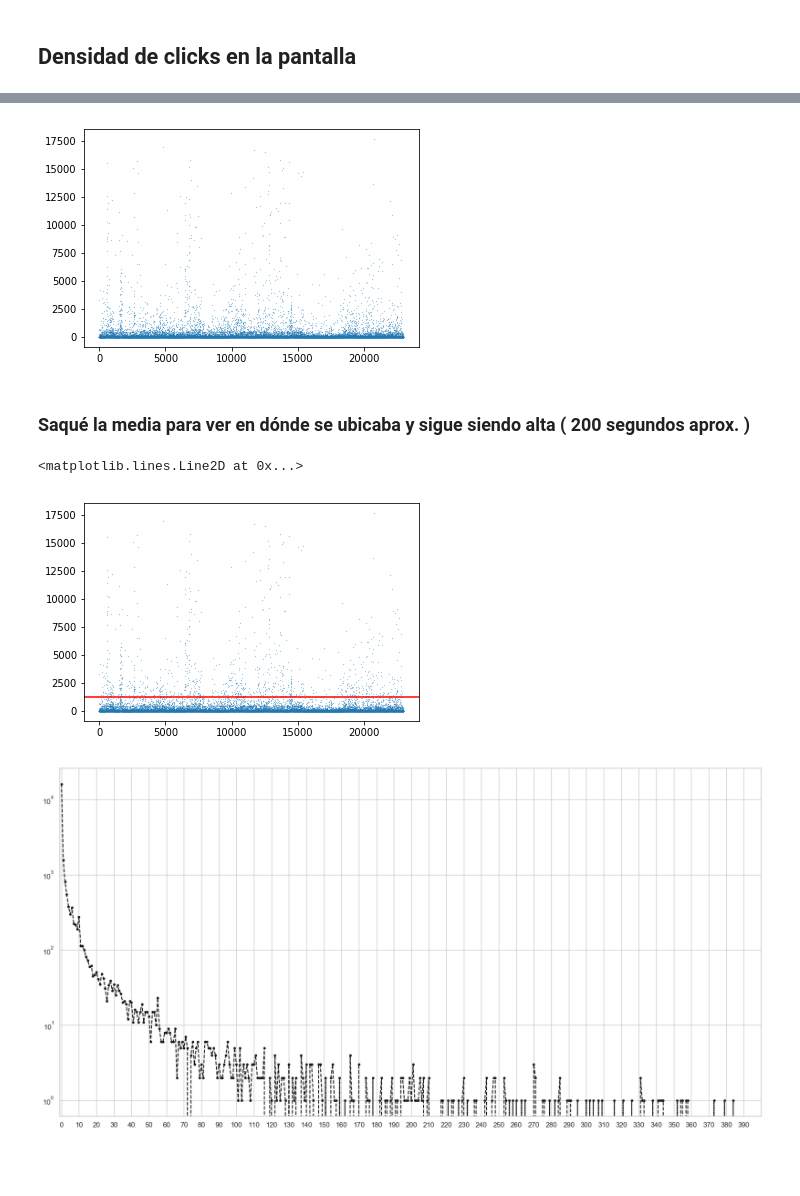
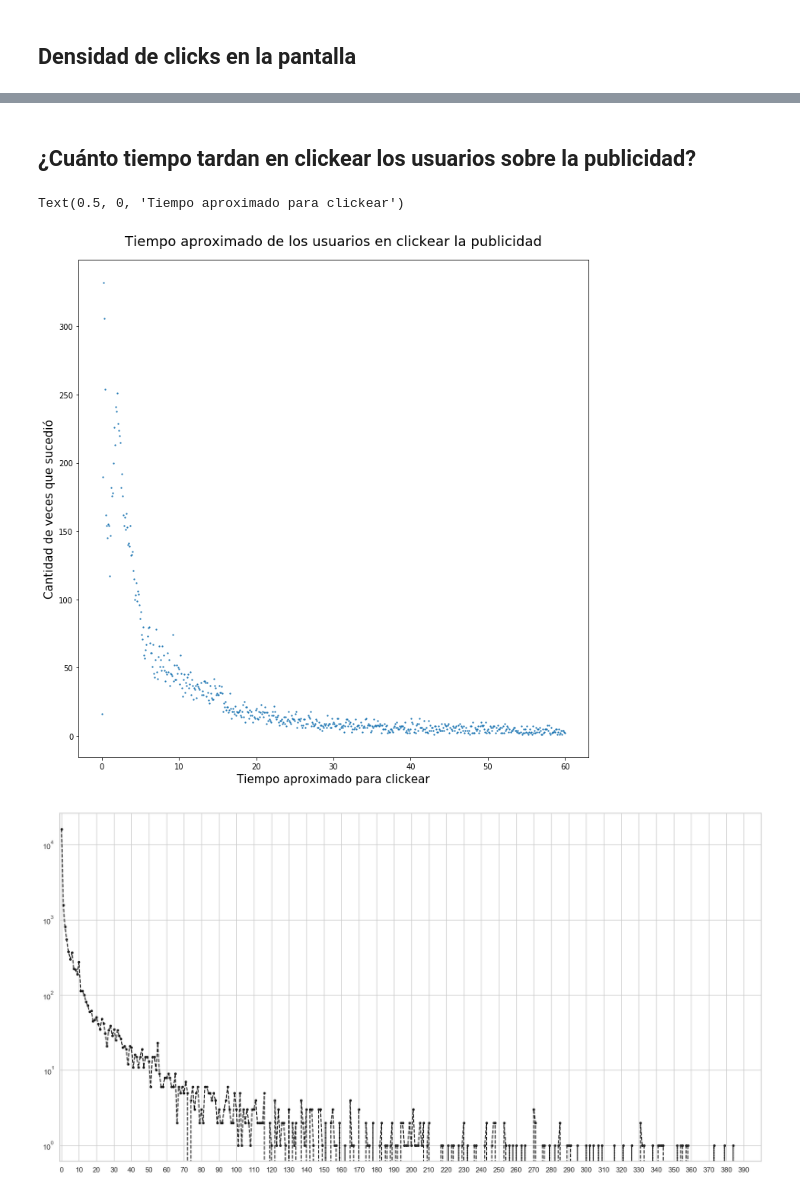
Before and after one commit to AlejandroKler/Datanesa, a Jupyter notebook: Analisis_clicks.ipynb, the cells around one changed output, grey strips where cells are left out. Saved outputs shown, nothing was run; the diff lists cells and outputs as text; code cells hidden in the pictures; blank space fills up the shorter version.

```diff
--- a/Analisis_clicks.ipynb
+++ b/Analisis_clicks.ipynb
@@ -66,16 +64,0 @@ plt.savefig("densidadClicks.png")
-# %%
-time = clicks["timeToClick"].values
-time = time[~np.isnan(time)]
-plt.plot(time, ".", markersize=0.3);
-# %% [output]
-[figure, removed]
-# %% [markdown]
-### Saqué la media para ver en dónde se ubicaba y sigue siendo alta ( 200 segundos aprox. )
-# %%
-timeStd = np.std(time)
-filterTime = time[np.where(time < np.mean(time) + timeStd)]
-plt.plot(time, ".", markersize=0.3)
-plt.axhline(y=max(filterTime), color="red")
-# %% [output]
-<matplotlib.lines.Line2D at 0x...>
-[figure, removed]
@@ -81,0 +67,2 @@ plt.axhline(y=max(filterTime), color="red")
+# %% [markdown]
+## ¿Cuánto tiempo tardan en clickear los usuarios sobre la publicidad?
@@ -82,3 +71,20 @@ plt.axhline(y=max(filterTime), color="red")
+# %%
+clicks['timeToClick_aprox'] = clicks['timeToClick'].round(1)
+# %%
+times_filtered = clicks.loc[clicks['timeToClick_aprox'] <= 60, ["timeToClick_aprox"]]
+# %%
+times_filtered['time_count'] = 1
+times_filtered_group = times_filtered.groupby('timeToClick_aprox').agg({'time_count':'count'})
+# %%
+plot = times_filtered_group.reset_index().plot.scatter(x = 'timeToClick_aprox', y = 'time_count', s = 1.5, figsize = (12,12))
+
+plot.set_title("Tiempo aproximado de los usuarios en clickear la publicidad", fontsize = 18)
+plot.set_ylabel("Cantidad de veces que sucedió", fontsize = 15)
+plot.title.set_position([.5, 1.02])
+plot.set_xlabel("Tiempo aproximado para clickear", fontsize = 15)
+# %% [output]
+Text(0.5, 0, 'Tiempo aproximado para clickear')
+[figure, added]
 # %%
 # Figure
 fig, ax = plt.subplots(figsize=(20,10))
```
Also changed, not shown: parts of 14 cells of this notebook, 8 other files.
